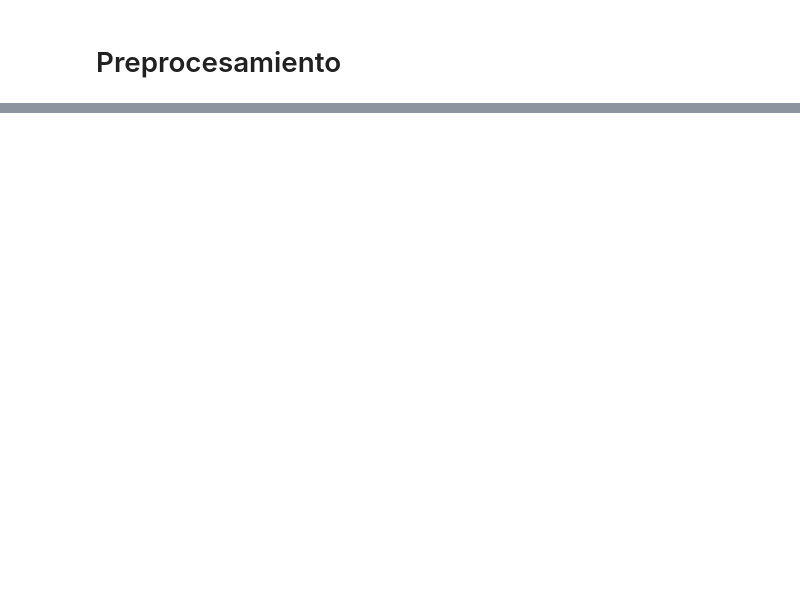
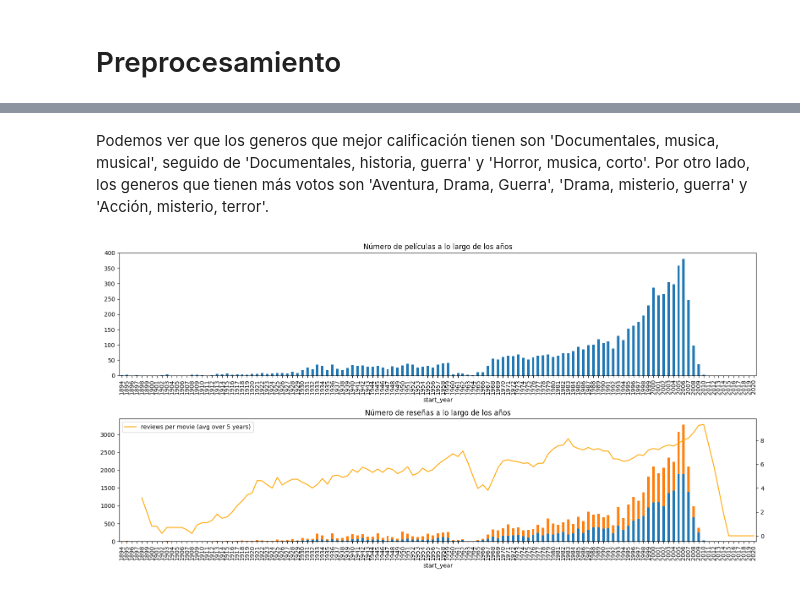
Before and after one commit to santicar1809/aprendizaje_automatico_textos, a Jupyter notebook: code_14.ipynb, the cells around one changed output, grey strips where cells are left out. Cells and saved outputs as stored; diff of their text form; code cells hidden in the pictures; blank space fills up the shorter version.

```diff
--- a/code_14.ipynb
+++ b/code_14.ipynb
@@ -86,0 +314,34 @@ memory usage: 6.1+ MB
+# %% [markdown]
+Podemos ver que los generos que mejor calificación tienen son 'Documentales, musica, musical', seguido de 'Documentales, historia, guerra' y 'Horror, musica, corto'. Por otro lado, los generos que tienen más votos son 'Aventura, Drama, Guerra', 'Drama, misterio, guerra' y 'Acción, misterio, terror'.
+# %%
+fig, axs = plt.subplots(2, 1, figsize=(16, 8))
+
+ax = axs[0]
+
+dft1 = data[['tconst', 'start_year']].drop_duplicates() \
+    ['start_year'].value_counts().sort_index()
+dft1 = dft1.reindex(index=np.arange(dft1.index.min(), max(dft1.index.max(), 2021))).fillna(0)
+dft1.plot(kind='bar', ax=ax)
+ax.set_title('Número de películas a lo largo de los años')
+
+ax = axs[1]
+
+dft2 = data.groupby(['start_year', 'pos'])['pos'].count().unstack()
+dft2 = dft2.reindex(index=np.arange(dft2.index.min(), max(dft2.index.max(), 2021))).fillna(0)
+
+dft2.plot(kind='bar', stacked=True, label='#reviews (neg, pos)', ax=ax)
+
+dft2 = data['start_year'].value_counts().sort_index()
+dft2 = dft2.reindex(index=np.arange(dft2.index.min(), max(dft2.index.max(), 2021))).fillna(0)
+dft3 = (dft2/dft1).fillna(0)
+axt = ax.twinx()
+dft3.reset_index(drop=True).rolling(5).mean().plot(color='orange', label='reviews per movie (avg over 5 years)', ax=axt)
+
+lines, labels = axt.get_legend_handles_labels()
+ax.legend(lines, labels, loc='upper left')
+
+ax.set_title('Número de reseñas a lo largo de los años')
+
+fig.tight_layout()
+# %% [output]
+[figure, added]
```
Also changed, not shown: parts of 81 cells of this notebook, 5 other files.
